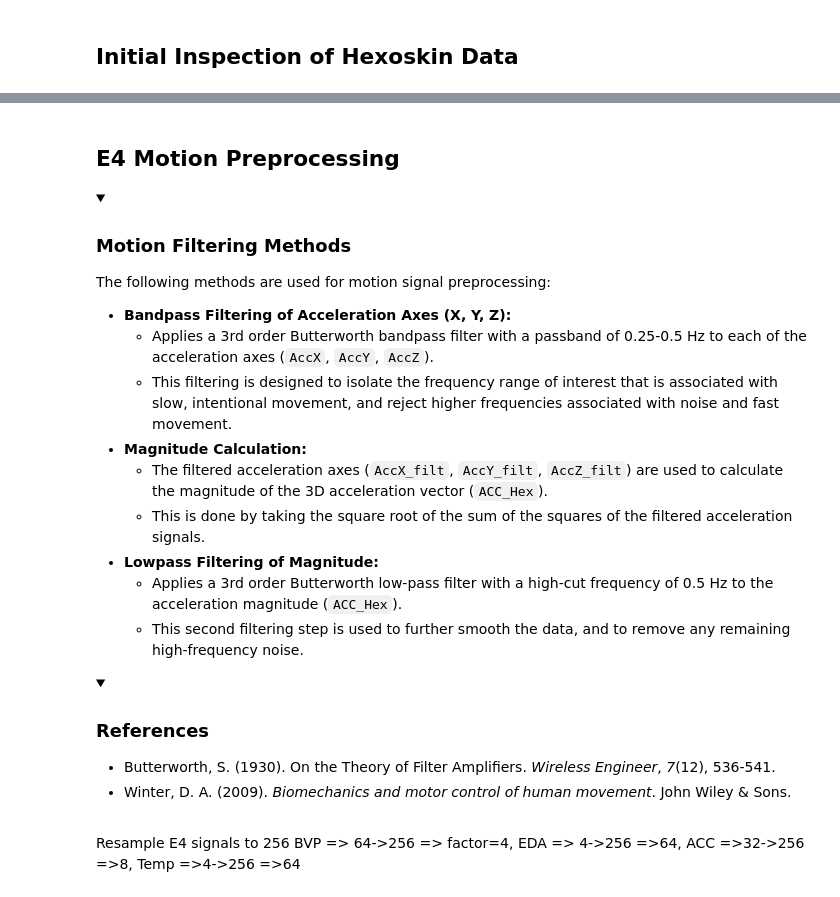
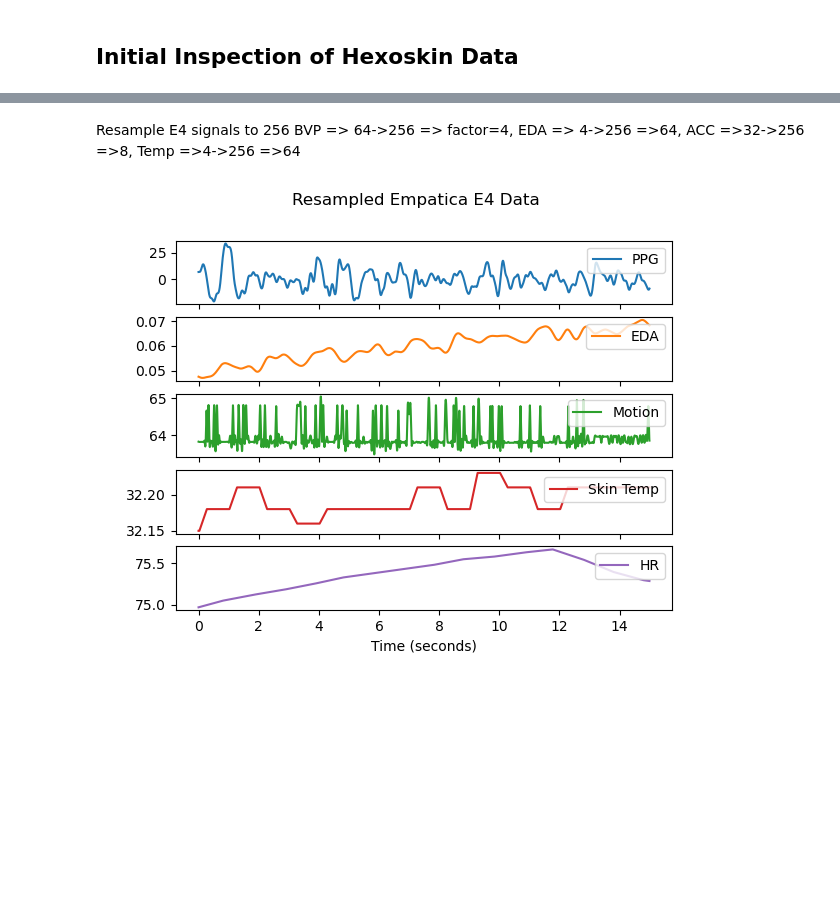
Before and after one commit to artjsalina5/Biosignal_process, a Jupyter notebook: Processing Pipeline.ipynb, the cells around one changed output, grey strips where cells are left out. Saved outputs shown, nothing was run; the diff lists cells and outputs as text; code cells hidden in the pictures; folded sections open; blank space fills up the shorter version.

```diff
--- a/Processing Pipeline.ipynb
+++ b/Processing Pipeline.ipynb
@@ -469,29 +245,3 @@ The following methods are available for cleaning a photoplethysmogram (PPG) sign
-# %% [markdown]
-## E4 Motion Preprocessing
-<details>
-  <summary><h3>Motion Filtering Methods</h3></summary>
-
-The following methods are used for motion signal preprocessing:
-
-*   **Bandpass Filtering of Acceleration Axes (X, Y, Z):**
-    *   Applies a 3rd order Butterworth bandpass filter with a passband of 0.25-0.5 Hz to each of the acceleration axes (`AccX`, `AccY`, `AccZ`).
-    *   This filtering is designed to isolate the frequency range of interest that is associated with slow, intentional movement, and reject higher frequencies associated with noise and fast movement.
-*   **Magnitude Calculation:**
-    *   The filtered acceleration axes (`AccX_filt`, `AccY_filt`, `AccZ_filt`) are used to calculate the magnitude of the 3D acceleration vector (`ACC_Hex`).
-    * This is done by taking the square root of the sum of the squares of the filtered acceleration signals.
-*   **Lowpass Filtering of Magnitude:**
-    *   Applies a 3rd order Butterworth low-pass filter with a high-cut frequency of 0.5 Hz to the acceleration magnitude (`ACC_Hex`).
-    *   This second filtering step is used to further smooth the data, and to remove any remaining high-frequency noise.
-
-</details>
-
-<details>
-    <summary><h3>References</h3></summary>
-
-*   Butterworth, S. (1930). On the Theory of Filter Amplifiers. *Wireless Engineer*, *7*(12), 536-541.
-*   Winter, D. A. (2009). *Biomechanics and motor control of human movement*. John Wiley & Sons.
-
-</details>
 # %%
 #acc_x_filt = nk.signal_filter(acc_x, sampling_rate=32, lowcut=0.25, highcut=0.5, method='butterworth', order=3)
 #acc_y_filt = nk.signal_filter(acc_y, sampling_rate=32, lowcut=0.25, highcut=0.5, method='butterworth', order=3)
@@ -512,21 +262,35 @@ BVP => 64->256 => factor=4, EDA => 4->256 =>64, ACC =>32->256 =>8, Temp =>4->256
 # %%
 ppg_up = nk.signal_resample(BVP, sampling_rate=64, desired_sampling_rate=TARGET_SAMPLE_RATE, method='FFT')
 
 #time_bvp = np.arange(len(BVP)) / 64
 #time_ppg = np.arange(len(ppg_up)) / 256
 
 #plt.figure()
 #plt.plot(time_bvp, BVP, label='Original PPG')
 #plt.plot(time_ppg, ppg_up, label='Resampled')
 #plt.legend()
 #plt.show
 eda_up = nk.signal_resample(EDA, desired_length=len(ppg_up), sampling_rate=4, desired_sampling_rate=TARGET_SAMPLE_RATE, method='poly')
 
 #time_eda = np.arange(len(EDA)) / 4
 #time_eda_up = np.arange(len(eda_up)) / 256
 
 #plt.figure()
 #plt.plot(time_eda, EDA, label='original eda')
 #plt.plot(time_eda_up, eda_up, label='upsampled eda')
 #plt.legend()
 #plt.show
+
+e4_hr_up = nk.signal_resample(hr_e4, desired_length=len(ppg_up), sampling_rate=1, desired_sampling_rate=TARGET_SAMPLE_RATE, method='numpy')
+
+e4_accx_up = nk.signal_resample(acc_x, desired_length=len(ppg_up), sampling_rate=32, desired_sampling_rate=TARGET_SAMPLE_RATE, method='interpolate')
+e4_accy_up = nk.signal_resample(acc_y, desired_length=len(ppg_up), sampling_rate=32, desired_sampling_rate=TARGET_SAMPLE_RATE, method='interpolate')
+e4_accz_up = nk.signal_resample(acc_z, desired_length=len(ppg_up), sampling_rate=32, desired_sampling_rate=TARGET_SAMPLE_RATE, method='interpolate')
+e4_motion_up = nk.signal_resample(ACC_E4_raw, desired_length=len(ppg_up), sampling_rate=32, desired_sampling_rate=TARGET_SAMPLE_RATE, method='interpolate')
+
+temp_up = nk.signal_resample(Temp, desired_length=len(ppg_up), sampling_rate=64, desired_sampling_rate=TARGET_SAMPLE_RATE, method='numpy')
+
+nk.signal_plot([ppg_up[460800:464640], eda_up[460800:464640], e4_motion_up[460800:464640], temp_up[460800:464640], e4_hr_up[460800:464640]], sampling_rate=256, subplots=True, standardize=False, labels=['PPG', 'EDA', 'Motion', 'Skin Temp', 'HR'])
+plt.suptitle("Resampled Empatica E4 Data");
+# %% [output]
+[figure, added]
```
Also changed, not shown: parts of 44 cells of this notebook, 11 other files.
